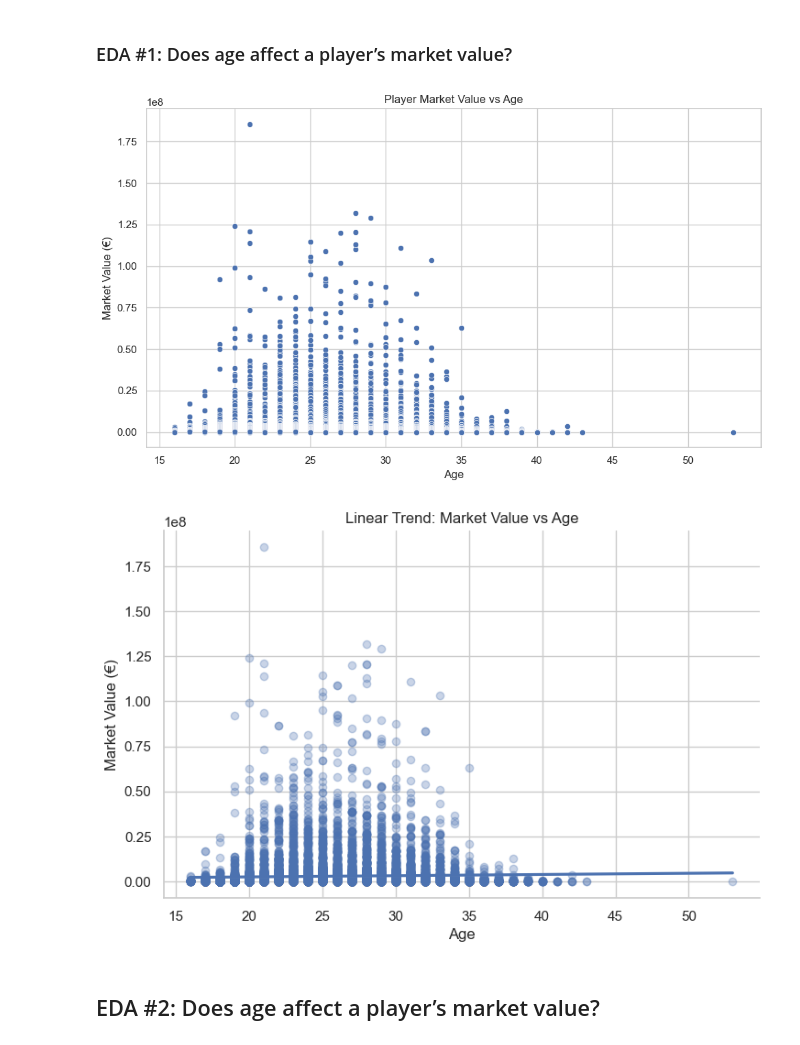
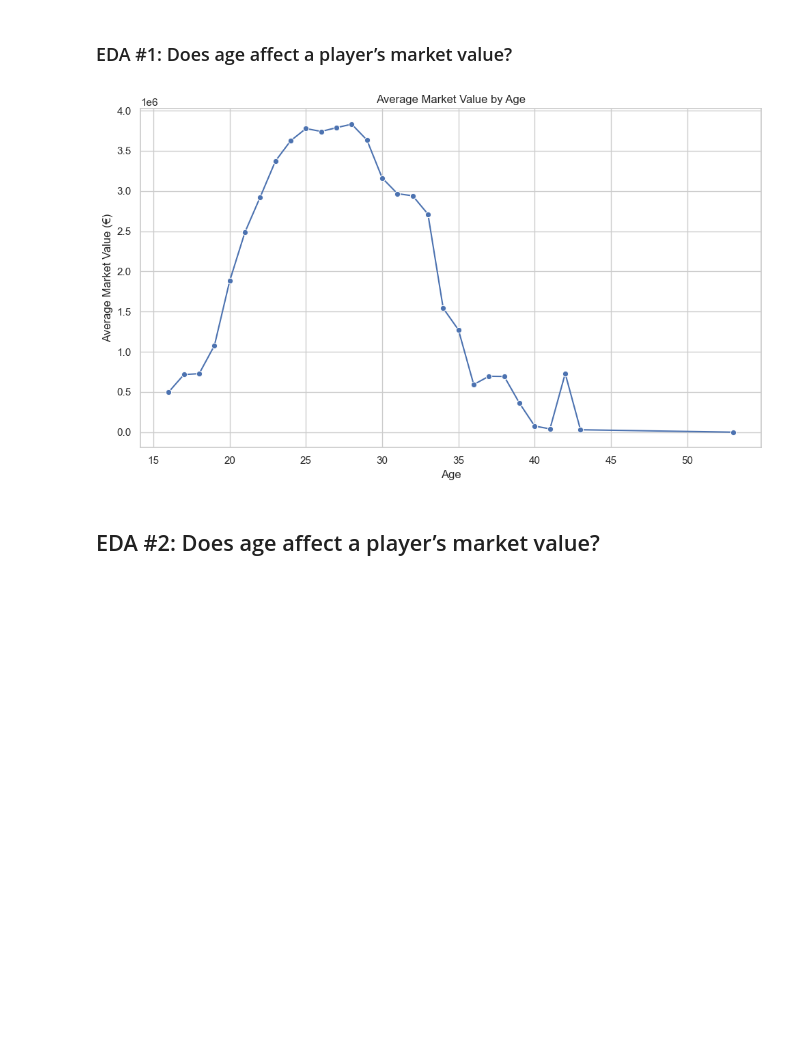
Before and after one commit to QAZYD/eda-repository, a Jupyter notebook: Untitled-1.ipynb, the cells around one changed output. Drawn from its saved outputs; the diff is of its cells as text; code cells hidden in the pictures; blank space fills up the shorter version.

Commit message:
feat: fix graph for age vs market value

```diff
--- a/Untitled-1.ipynb
+++ b/Untitled-1.ipynb
@@ -706,22 +706,17 @@ def safe_parse_value(val):
 
 df['value_eur'] = df['Value'].apply(safe_parse_value)
 # %%
+age_grouped = df.groupby('Age')['value_eur'].mean().reset_index()
+
 plt.figure(figsize=(10, 6))
-sns.scatterplot(data=df, x='Age', y='value_eur')
-plt.title('Player Market Value vs Age')
+sns.lineplot(data=age_grouped, x='Age', y='value_eur', marker='o')
+plt.title('Average Market Value by Age')
 plt.xlabel('Age')
-plt.ylabel('Market Value (€)')
+plt.ylabel('Average Market Value (€)')
 plt.tight_layout()
 plt.show()
-
-sns.lmplot(data=df, x='Age', y='value_eur', aspect=1.5, scatter_kws={'alpha':0.3})
-plt.title('Linear Trend: Market Value vs Age')
-plt.xlabel('Age')
-plt.ylabel('Market Value (€)')
-plt.show()
 # %% [output]
-[figure, old version]
+[figure, new version]
-[figure, removed]
 # %% [markdown]
 ## EDA #2: Does age affect a player’s market value?
 # %%
```
